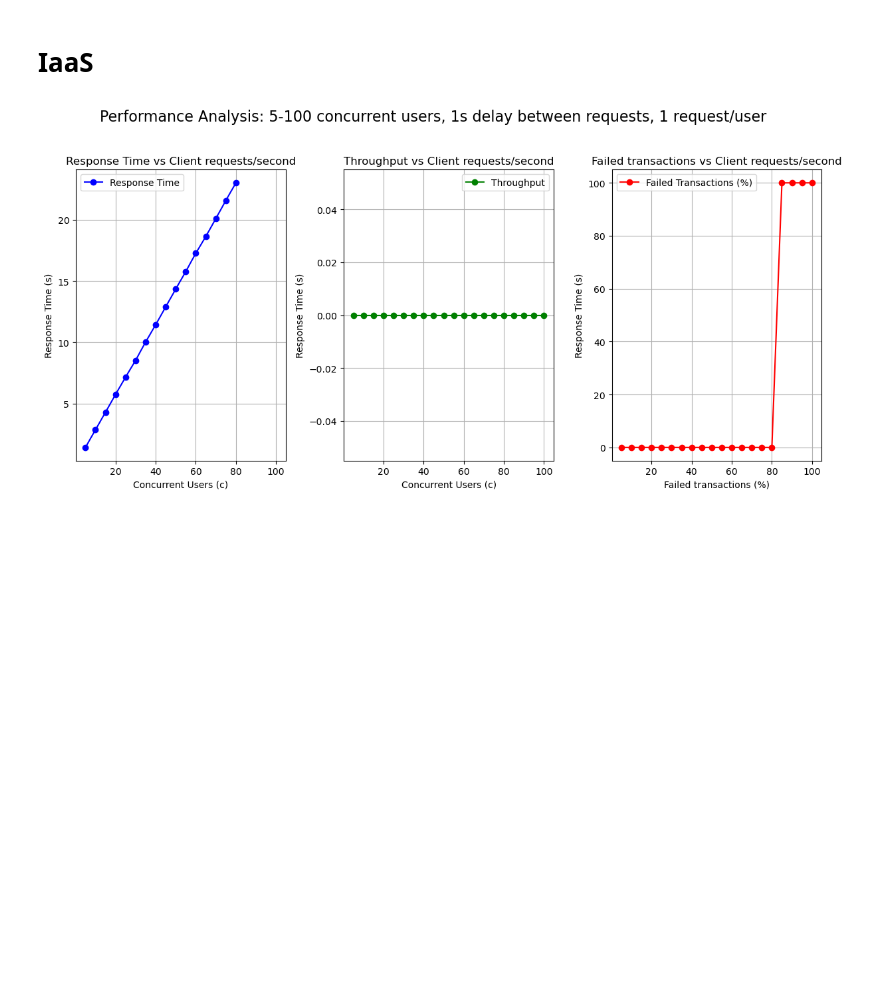
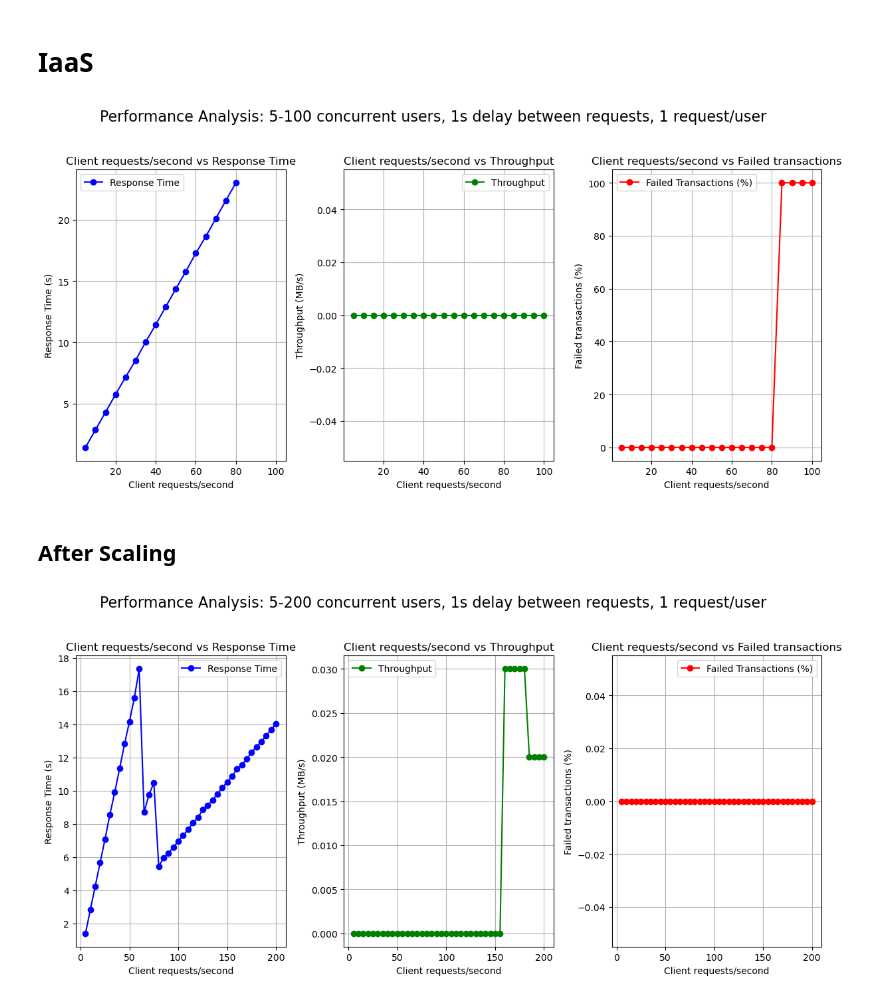
Before and after one commit to bookpanda/2110524-CLOUD-COMP-TECH, a Jupyter notebook: activity/week3/plot.ipynb, the cells around one changed output. Cells and saved outputs as stored; diff of their text form; code cells hidden in the pictures; blank space fills up the shorter version.

```diff
--- a/activity/week3/plot.ipynb
+++ b/activity/week3/plot.ipynb
@@ -13,25 +13,25 @@ def plot_results(results: List, title: str):
 
     # Plot response time on the left
     ax1.plot(c_values, response_times, 'b-o', label='Response Time')
-    ax1.set_title('Response Time vs Client requests/second')
-    ax1.set_xlabel('Concurrent Users (c)')
+    ax1.set_title('Client requests/second vs Response Time')
+    ax1.set_xlabel('Client requests/second')
     ax1.set_ylabel('Response Time (s)')
     ax1.legend()
     ax1.grid()
 
     # Plot throughput in the middle
     ax2.plot(c_values, throughputs, 'g-o', label='Throughput')
-    ax2.set_title('Throughput vs Client requests/second')
-    ax2.set_xlabel('Concurrent Users (c)')
-    ax2.set_ylabel('Response Time (s)')
+    ax2.set_title('Client requests/second vs Throughput')
+    ax2.set_xlabel('Client requests/second')
+    ax2.set_ylabel('Throughput (MB/s)')
     ax2.legend()
     ax2.grid()
 
     # Plot throughput on the right
     ax3.plot(c_values, percent_failed_transactions, 'r-o', label='Failed Transactions (%)')
-    ax3.set_title('Failed transactions vs Client requests/second')
-    ax3.set_xlabel('Failed transactions (%)')
-    ax3.set_ylabel('Response Time (s)')
+    ax3.set_title('Client requests/second vs Failed transactions')
+    ax3.set_xlabel('Client requests/second')
+    ax3.set_ylabel('Failed transactions (%)')
     ax3.legend()
     ax3.grid()
 
@@ -71,4 +71,13 @@ log_data = read_log_file(log_file_path)
 results = parse_siege_logs(log_data)
 plot_results(results, 'Performance Analysis: 5-100 concurrent users, 1s delay between requests, 1 request/user')
 # %% [output]
-[figure, old version]
+[figure, new version]
+# %% [markdown]
+## After Scaling
+# %%
+log_file_path = './logs-iaas/with-scaling/siege-d1-r1.log'
+log_data = read_log_file(log_file_path)
+results = parse_siege_logs(log_data)
+plot_results(results, 'Performance Analysis: 5-200 concurrent users, 1s delay between requests, 1 request/user')
+# %% [output]
+[figure, added]
```
Also changed, not shown: parts of 3 cells of this notebook, 2 other files.
